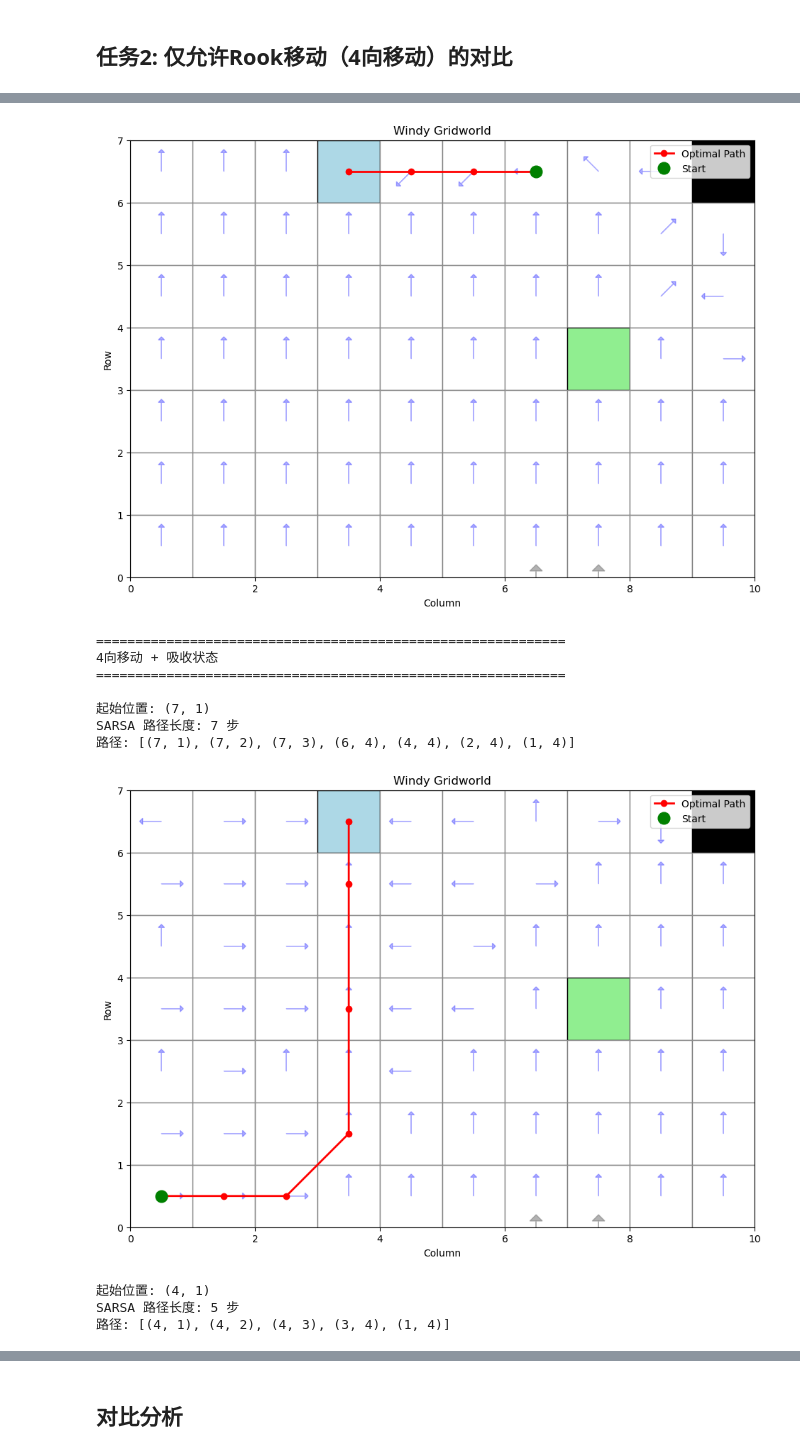
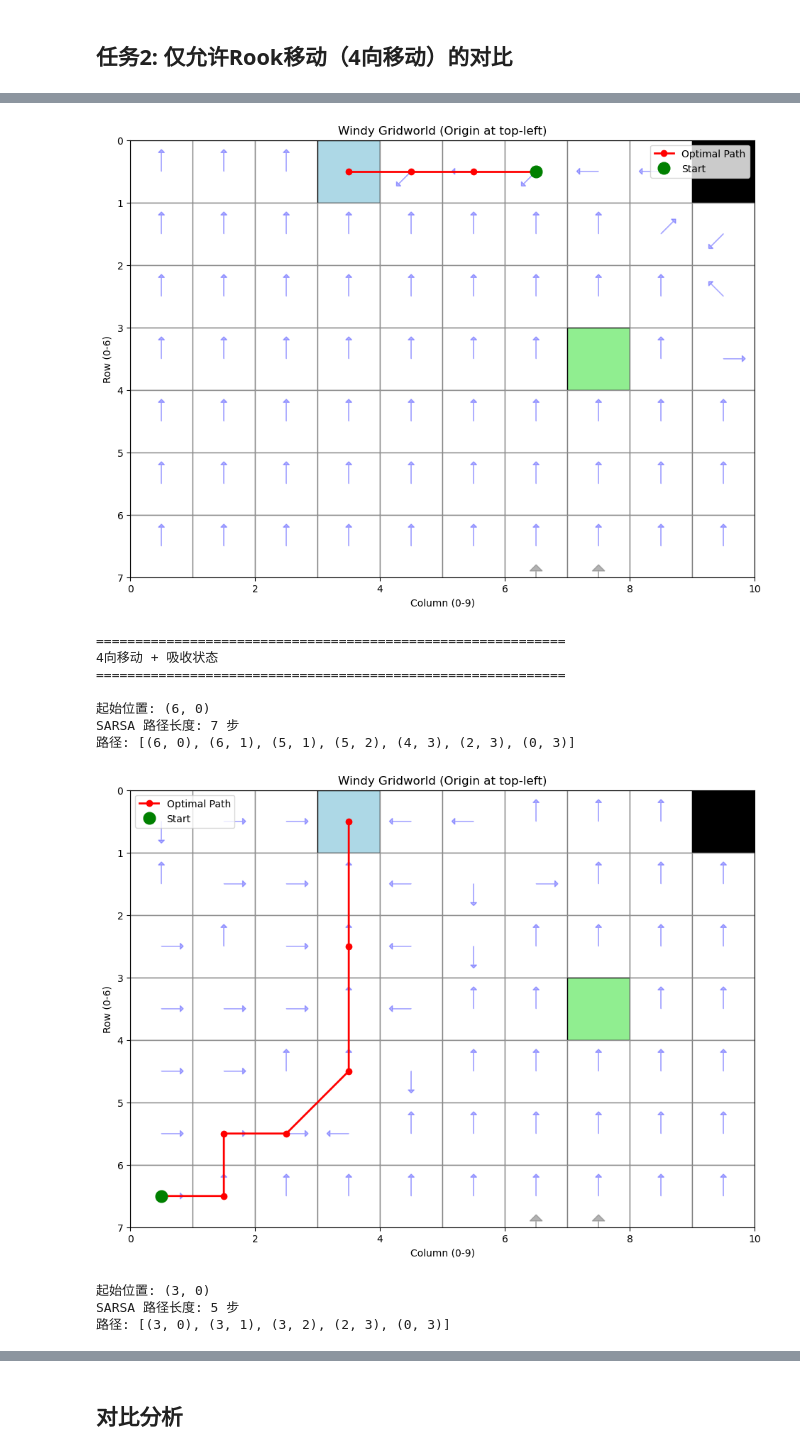
Before and after one commit to serenNan/HW, a Jupyter notebook: HW2_Solution.ipynb, the cells around one changed output, grey strips where cells are left out. Drawn from its saved outputs; the diff is of its cells as text; code cells hidden in the pictures.

```diff
--- a/HW2_Solution.ipynb
+++ b/HW2_Solution.ipynb
@@ -13,6 +14,10 @@ import numpy as np
 import matplotlib.pyplot as plt
 from matplotlib.patches import Rectangle, FancyArrow
 import time
+
+# 配置中文字体支持
+plt.rcParams['font.sans-serif'] = ['DejaVu Sans', 'SimHei', 'Microsoft YaHei', 'Arial Unicode MS']
+plt.rcParams['axes.unicode_minus'] = False  # 解决负号显示问题
 # %% [markdown]
 ## 1. 环境定义
 # %%
@@ -336,8 +394,8 @@ def visualize_gridworld(env, path=None, policy=None):
 # 创建环境（8向移动）
 env_king = WindyGridworld(king_moves=True)
 
-# 三个起始位置
-start_states = [(7, 1), (4, 1), (1, 7)]
+# 三个起始位置（左上角为(0,0)）
+start_states = [(6, 0), (3, 0), (0, 6)]
 
 print("=" * 60)
 print("任务1: 8向移动 (King's Moves)")
@@ -489,10 +547,10 @@ Q-Learning (4向) 最优路径长度: 4 步
 # %%
-# 创建带吸收状态的环境
-env_absorbing_king = WindyGridworld(king_moves=True, absorbing_state=(1, 4))
-env_absorbing_rook = WindyGridworld(king_moves=False, absorbing_state=(1, 4))
+# 创建带吸收状态的环境（吸收状态坐标为(0,3)）
+env_absorbing_king = WindyGridworld(king_moves=True, absorbing_state=(0, 3))
+env_absorbing_rook = WindyGridworld(king_moves=False, absorbing_state=(0, 3))
 
 print("=" * 60)
-print("任务7: 添加吸收状态(1,4)，奖励+5")
+print("任务7: 添加吸收状态(0,3)，奖励+5")
 print("=" * 60)
 
 # 8向移动
@@ -549,12 +607,12 @@ SARSA 路径长度: 4 步
-[figure, old version]
+[figure, new version]
 ============================================================
 4向移动 + 吸收状态
 ============================================================
 
-起始位置: (7, 1)
+起始位置: (6, 0)
 SARSA 路径长度: 7 步
-路径: [(7, 1), (7, 2), (7, 3), (6, 4), (4, 4), (2, 4), (1, 4)]
+路径: [(6, 0), (6, 1), (5, 1), (5, 2), (4, 3), (2, 3), (0, 3)]
-[figure, old version]
+[figure, new version]
-起始位置: (4, 1)
+起始位置: (3, 0)
 SARSA 路径长度: 5 步
-路径: [(4, 1), (4, 2), (4, 3), (3, 4), (1, 4)]
+路径: [(3, 0), (3, 1), (3, 2), (2, 3), (0, 3)]
```
Also changed, not shown: parts of 8 cells of this notebook, 8 other files.
